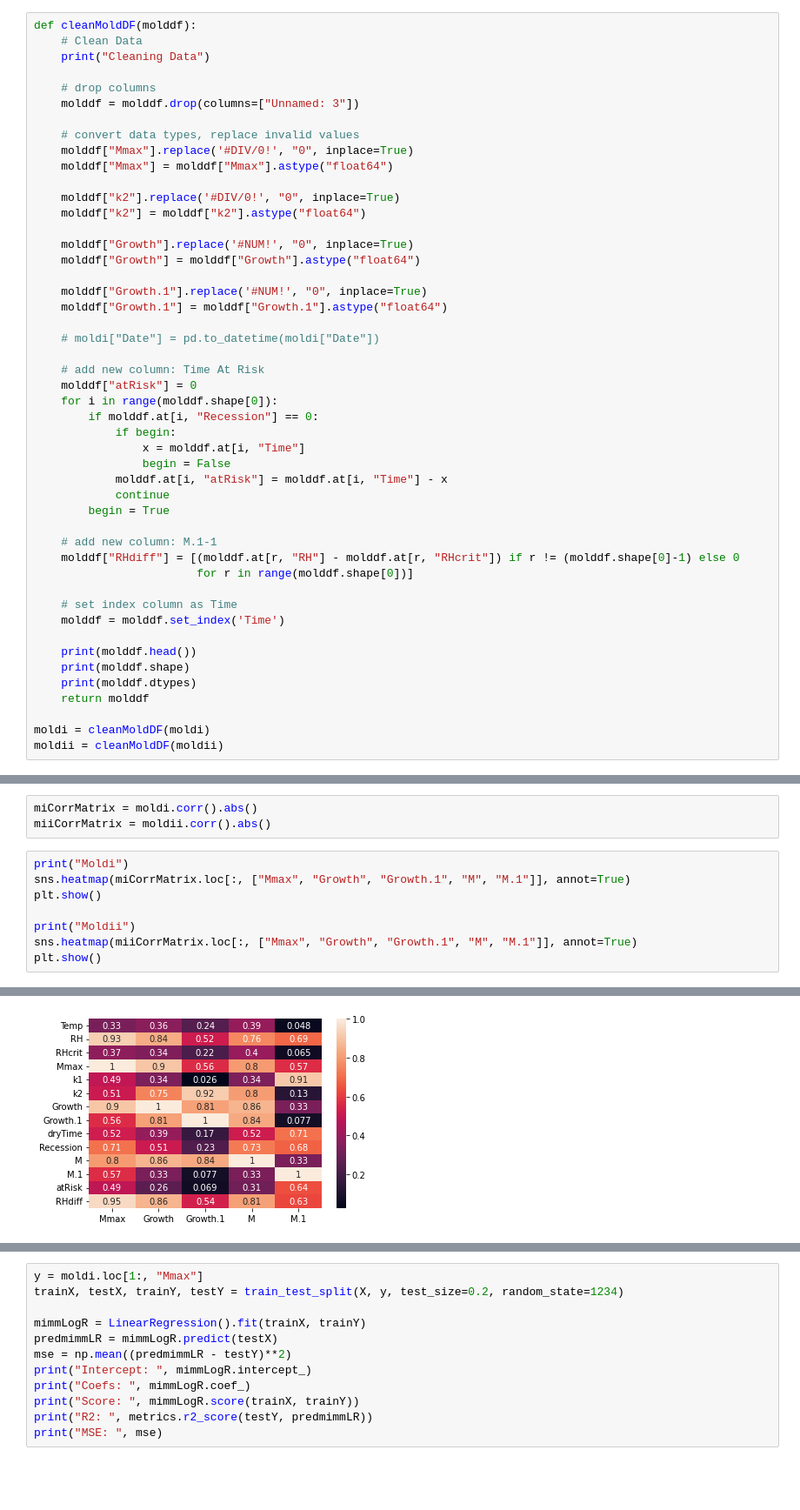
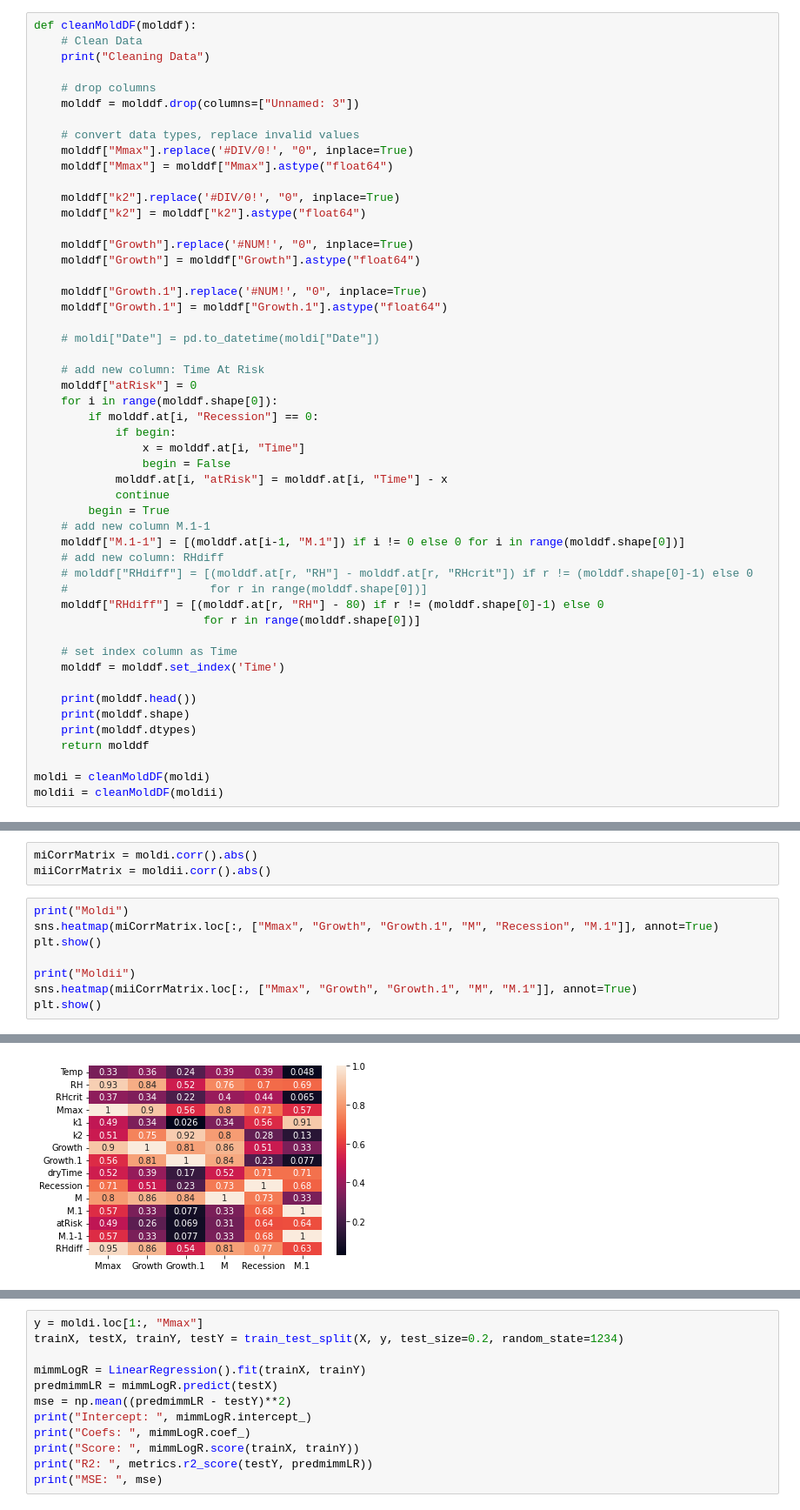
Before and after one commit to kartoffeln2112/mlpy, a Jupyter notebook: mlpyj.ipynb, the cells around one changed output, grey strips where cells are left out. Shown: that part at 87% size. Drawn from its saved outputs; the diff is of its cells as text; blank space fills up the shorter version.

```diff
--- a/mlpyj.ipynb
+++ b/mlpyj.ipynb
@@ -73,10 +73,13 @@ def cleanMoldDF(molddf):
             molddf.at[i, "atRisk"] = molddf.at[i, "Time"] - x
             continue
         begin = True
-
-    # add new column: M.1-1
-    molddf["RHdiff"] = [(molddf.at[r, "RH"] - molddf.at[r, "RHcrit"]) if r != (molddf.shape[0]-1) else 0
-                        for r in range(molddf.shape[0])]
+    # add new column M.1-1
+    molddf["M.1-1"] = [(molddf.at[i-1, "M.1"]) if i != 0 else 0 for i in range(molddf.shape[0])]
+    # add new column: RHdiff
+    # molddf["RHdiff"] = [(molddf.at[r, "RH"] - molddf.at[r, "RHcrit"]) if r != (molddf.shape[0]-1) else 0
+    #                     for r in range(molddf.shape[0])]
+    molddf["RHdiff"] = [(molddf.at[r, "RH"] - 80) if r != (molddf.shape[0]-1) else 0
+                         for r in range(molddf.shape[0])]
 
     # set index column as Time
     molddf = molddf.set_index('Time')
@@ -199,13 +210,13 @@ miCorrMatrix = moldi.corr().abs()
 miiCorrMatrix = moldii.corr().abs()
 # %%
 print("Moldi")
-sns.heatmap(miCorrMatrix.loc[:, ["Mmax", "Growth", "Growth.1", "M", "M.1"]], annot=True)
+sns.heatmap(miCorrMatrix.loc[:, ["Mmax", "Growth", "Growth.1", "M", "Recession", "M.1"]], annot=True)
 plt.show()
 
 print("Moldii")
 sns.heatmap(miiCorrMatrix.loc[:, ["Mmax", "Growth", "Growth.1", "M", "M.1"]], annot=True)
 plt.show()
 # %% [output]
 Moldi
-[figure, old version]
+[figure, new version]
 Moldii
```
Also changed, not shown: parts of 13 cells of this notebook.
